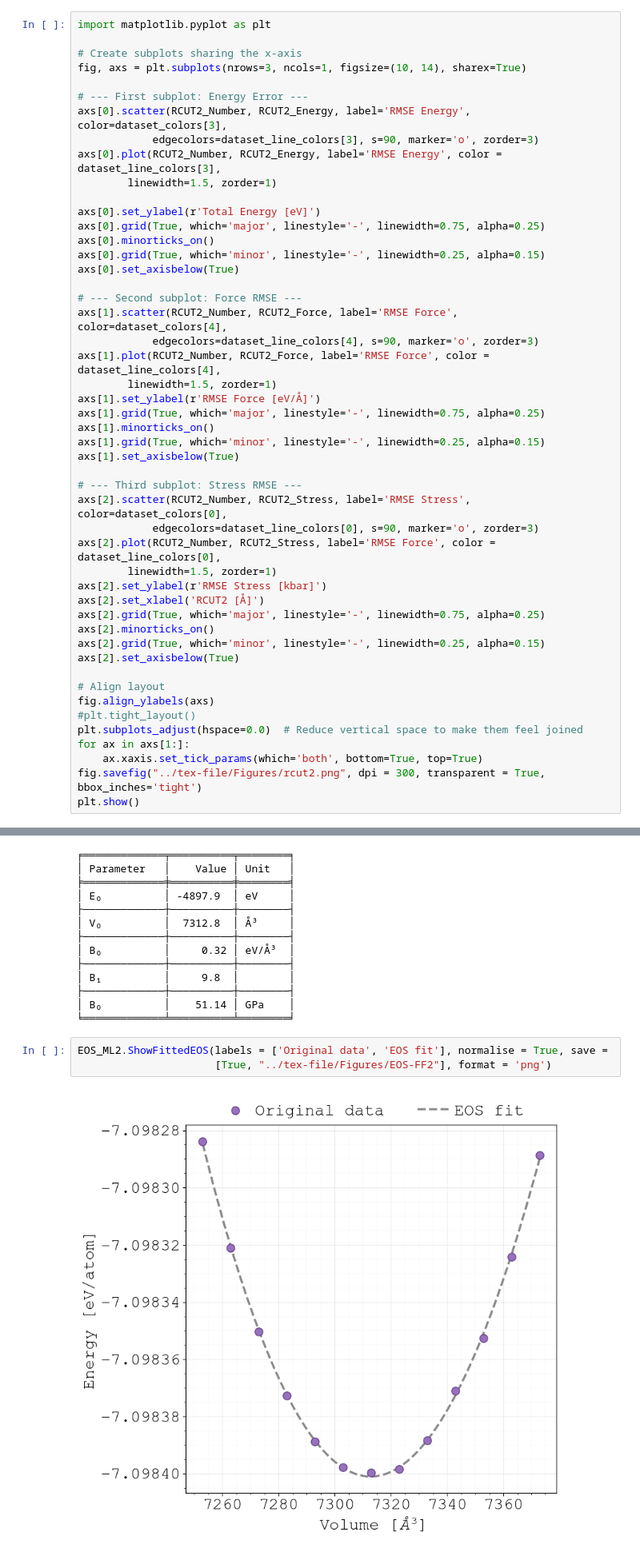
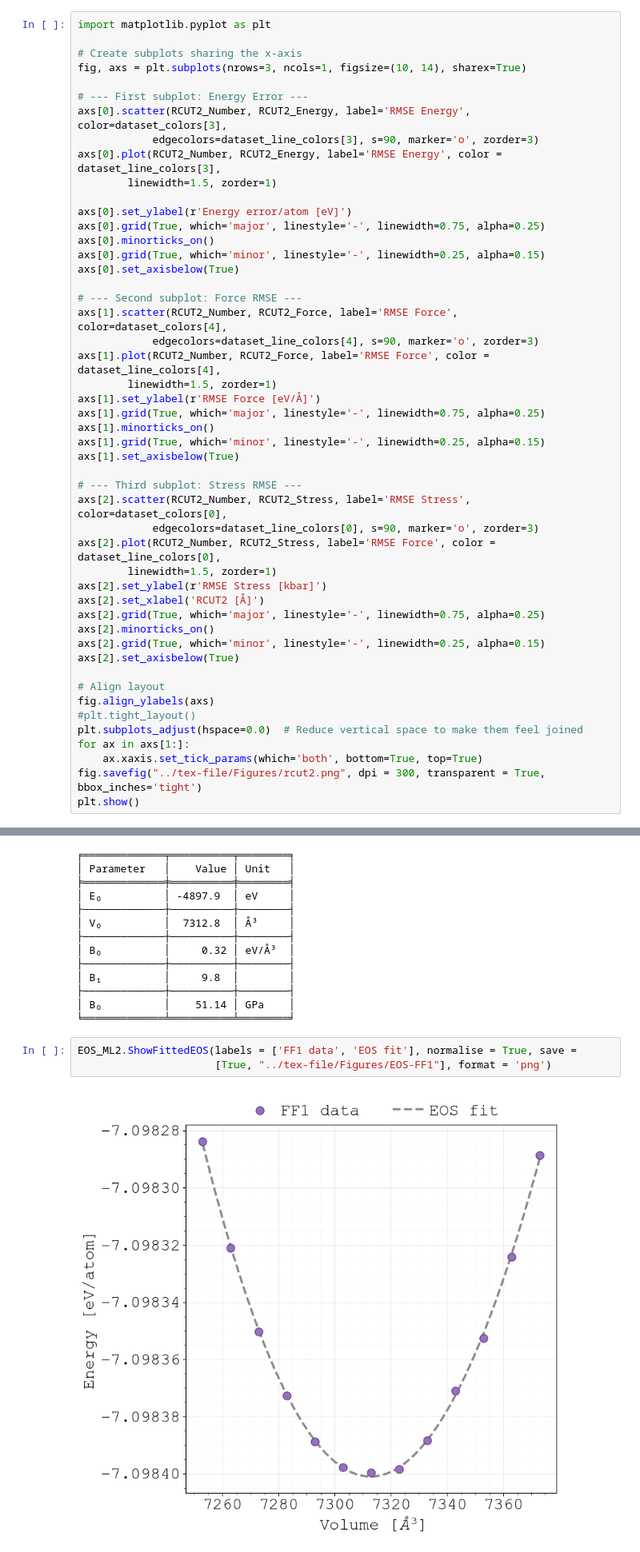
Before and after one commit to quantum-gabo/bachelor-thesis, a Jupyter notebook: notebooks/thesis-figures.ipynb, the cells around one changed output, grey strips where cells are left out. Shown at 80% size. Cells and saved outputs as stored; diff of their text form.

```diff
--- a/notebooks/thesis-figures.ipynb
+++ b/notebooks/thesis-figures.ipynb
@@ -1055,7 +1163,7 @@ axs[0].scatter(RCUT2_Number, RCUT2_Energy, label='RMSE Energy', color=dataset_co
 axs[0].plot(RCUT2_Number, RCUT2_Energy, label='RMSE Energy', color = dataset_line_colors[3],
         linewidth=1.5, zorder=1)
 
-axs[0].set_ylabel(r'Total Energy [eV]')
+axs[0].set_ylabel(r'Energy error/atom [eV]')
 axs[0].grid(True, which='major', linestyle='-', linewidth=0.75, alpha=0.25)
 axs[0].minorticks_on()
 axs[0].grid(True, which='minor', linestyle='-', linewidth=0.25, alpha=0.15)
@@ -1400,10 +1508,10 @@ EOS_ML2.GetFitParams(anzat = anzat, start = 2, end = -1)
 │ B₀          │    51.14 │ GPa    │
 ╘═════════════╧══════════╧════════╛
 # %%
-EOS_ML2.ShowFittedEOS(labels = ['Original data', 'EOS fit'], normalise = True, save =
-                      [True, "../tex-file/Figures/EOS-FF2"], format = 'png')
+EOS_ML2.ShowFittedEOS(labels = ['FF1 data', 'EOS fit'], normalise = True, save =
+                      [True, "../tex-file/Figures/EOS-FF1"], format = 'png')
 # %% [output]
-[figure, old version]
+[figure, new version]
 # %% [markdown]
 <div class="header" style="text-align: center; margin-top: 20px; margin-bottom: 20px; font-family: Arial, sans-serif;">
     <h3>
```
Also changed, not shown: parts of 17 cells of this notebook, 18 other files.
